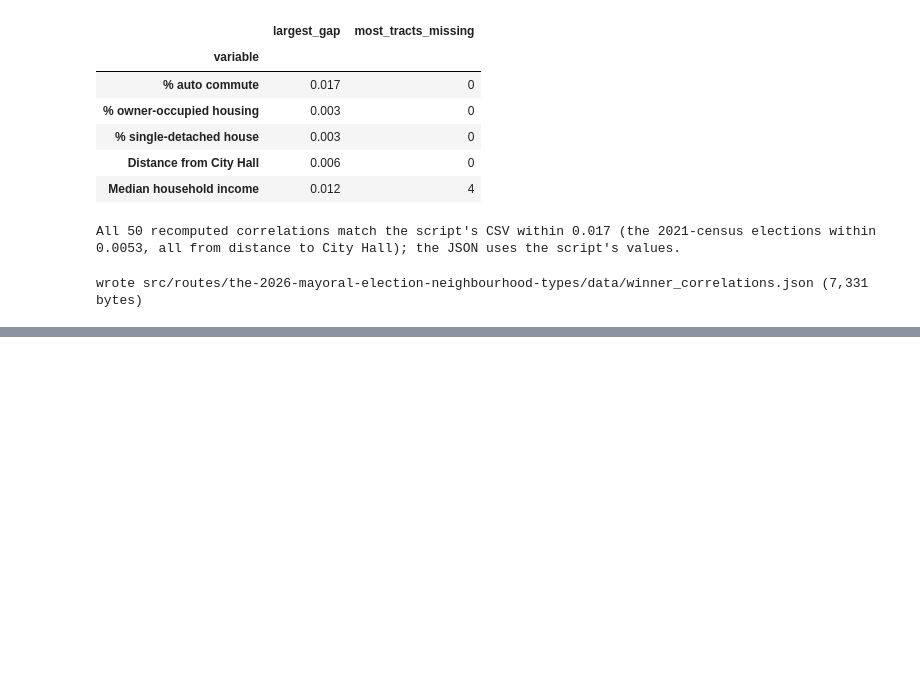
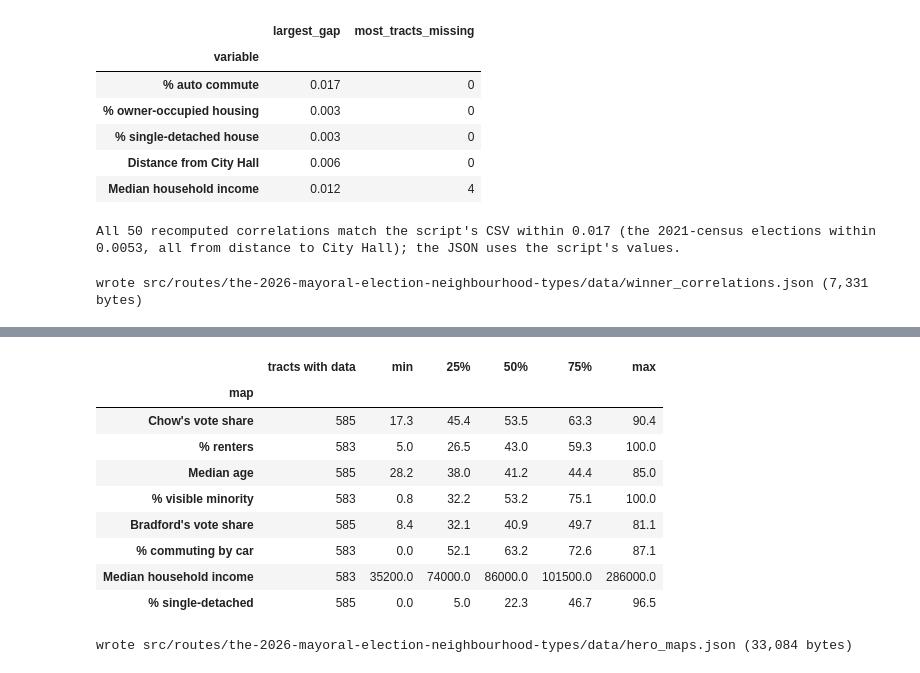
Before and after one commit to schoolofcities/place-and-politics-toronto, a Jupyter notebook: analysis/election_2026/03_neighbourhood_types_page_data.ipynb, the cells around one changed output, grey strips where cells are left out. Saved outputs shown, nothing was run; the diff lists cells and outputs as text; code cells hidden in the pictures; blank space fills up the shorter version.

Commit message:
hero image + small visual edits

```diff
--- a/analysis/election_2026/03_neighbourhood_types_page_data.ipynb
+++ b/analysis/election_2026/03_neighbourhood_types_page_data.ipynb
@@ -107,6 +108,20 @@ WINNER_VARS = {"% auto commute": ("auto", "jwmdauto_pct"), "Median household inc
 WINNERS_TOLERANCE = .02             # the repo's census file is not quite the script's: 1996 commuting differs by up to .015, and a few tracts lack household income, so the check is looser than for Sections 1 to 3
 MAX_MISSING_TRACTS = 4            # tracts the script has that the repo's census file lacks (household income, 1996-2016)
 
+# Section 7: small-multiple maps of the vote and the traits that track it
+# key, label, unit, colour ramp used on the page ("chow", "bradford" or "traits"), and the column of Section 5's table S5 (or a census column) it is drawn from
+HERO_MAPS = [
+    {"key": "chow", "label": "Chow's vote share", "unit": "percent", "ramp": "chow", "source": "chow_share"},
+    {"key": "renters", "label": "% renters", "unit": "percent", "ramp": "traits", "source": "renters"},
+    {"key": "age", "label": "Median age", "unit": "years", "ramp": "traits", "source": "age"},
+    {"key": "vismin", "label": "% visible minority", "unit": "percent", "ramp": "traits", "source": "vismin"},
+    {"key": "bradford", "label": "Bradford's vote share", "unit": "percent", "ramp": "bradford", "source": "bradford_share"},
+    {"key": "car", "label": "% commuting by car", "unit": "percent", "ramp": "traits", "source": "car"},
+    {"key": "income", "label": "Median household income", "unit": "dollars", "ramp": "traits", "source": "income"},
+    {"key": "detached", "label": "% single-detached", "unit": "percent", "ramp": "traits", "source": "detached"},
+]
+HERO_CLASSES = 4                  # each map is shaded in fourths of tracts (quartiles), so every map uses its whole colour range
+
 # Re-check: CSV variable -> column of the repo's 2021 census file (shares and levels). Walk/Transit/Bike Scores, average dwelling value, Average rent and
 # the education rebuild are not in this file, and `agec3064` is defined differently there, so they cannot be re-computed here.
 CENSUS_MAP = {
@@ -602,0 +624,46 @@ wrote src/routes/the-2026-mayoral-election-neighbourhood-types/data/winner_corre
+# %%
+detached = (cens["dwtpsdet_pct"] * 100).reindex(S5.index)
+H = S5.assign(detached=detached)
+order = list(simple["ct"])                                                    # the order of the tracts in new_votes_tracts.geojson
+assert set(order) == set(H.index) and len(order) == N_TRACTS
+H = H.loc[order]
+
+maps = []
+for m in HERO_MAPS:
+    x = H[m["source"]]
+    edges = [float(np.nanquantile(x, q / HERO_CLASSES)) for q in range(1, HERO_CLASSES)]
+    maps.append({"key": m["key"], "label": m["label"], "unit": m["unit"], "ramp": m["ramp"],
+                 "min": float(x.min()), "max": float(x.max()), "breaks": edges, "values": x})
+rows = [{"map": m["label"], "tracts with data": int(m["values"].notna().sum()), "min": m["min"], "25%": m["breaks"][0], "50%": m["breaks"][1], "75%": m["breaks"][2], "max": m["max"]} for m in maps]
+display(pd.DataFrame(rows).set_index("map").round(1))
+assert all(len(set(m["breaks"])) == HERO_CLASSES - 1 for m in maps), "each map needs distinct quartile edges"
+# %% [output]
+|  | tracts with data | min | 25% | 50% | 75% | max |
+| map |  |  |  |  |  |  |
+| Chow's vote share | 585 | 17.3 | 45.4 | 53.5 | 63.3 | 90.4 |
+| % renters | 583 | 5.0 | 26.5 | 43.0 | 59.3 | 100.0 |
+| Median age | 585 | 28.2 | 38.0 | 41.2 | 44.4 | 85.0 |
+| % visible minority | 583 | 0.8 | 32.2 | 53.2 | 75.1 | 100.0 |
+| Bradford's vote share | 585 | 8.4 | 32.1 | 40.9 | 49.7 | 81.1 |
+| % commuting by car | 583 | 0.0 | 52.1 | 63.2 | 72.6 | 87.1 |
+| Median household income | 583 | 35200.0 | 74000.0 | 86000.0 | 101500.0 | 286000.0 |
+| % single-detached | 585 | 0.0 | 5.0 | 22.3 | 46.7 | 96.5 |
+# %%
+def rnd(m, v):
+    return None if pd.isna(v) else (int(round(v)) if m["unit"] == "dollars" else round(float(v), 1))
+
+out = {"meta": {"measure": "Per census tract: each candidate's share of valid 2026 mapped poll votes (election day) and six 2021 census traits; each map shaded in fourths of tracts",
+                "tracts": N_TRACTS, "classes": HERO_CLASSES,
+                "sources": "Section 5's table (resultsbyctuid2021_2023/2026.dta; social-geography census.parquet; archive modelling curated CSV for median age)",
+                "built_by": "analysis/election_2026/03_neighbourhood_types_page_data.ipynb"},
+       "tracts": order,
+       "maps": [{"key": m["key"], "label": m["label"], "unit": m["unit"], "ramp": m["ramp"], "min": rnd(m, m["min"]), "max": rnd(m, m["max"]),
+                 "breaks": [rnd(m, b) if m["unit"] != "percent" else round(b, 2) for b in m["breaks"]],
+                 "values": [rnd(m, v) for v in m["values"]]} for m in maps]}
+path = ROUTE_DATA / "hero_maps.json"
+path.write_text(json.dumps(out, ensure_ascii=False, separators=(",", ":")) + "\n")
+back = json.loads(path.read_text())
+assert back["tracts"] == order and len(back["maps"]) == len(HERO_MAPS) and all(len(m["values"]) == N_TRACTS for m in back["maps"])
+print(f"wrote {path.relative_to(REPO_ROOT)} ({path.stat().st_size:,} bytes)")
+# %% [output]
+wrote src/routes/the-2026-mayoral-election-neighbourhood-types/data/hero_maps.json (33,084 bytes)
```
Also changed, not shown: parts of 2 cells of this notebook, 5 other files.
